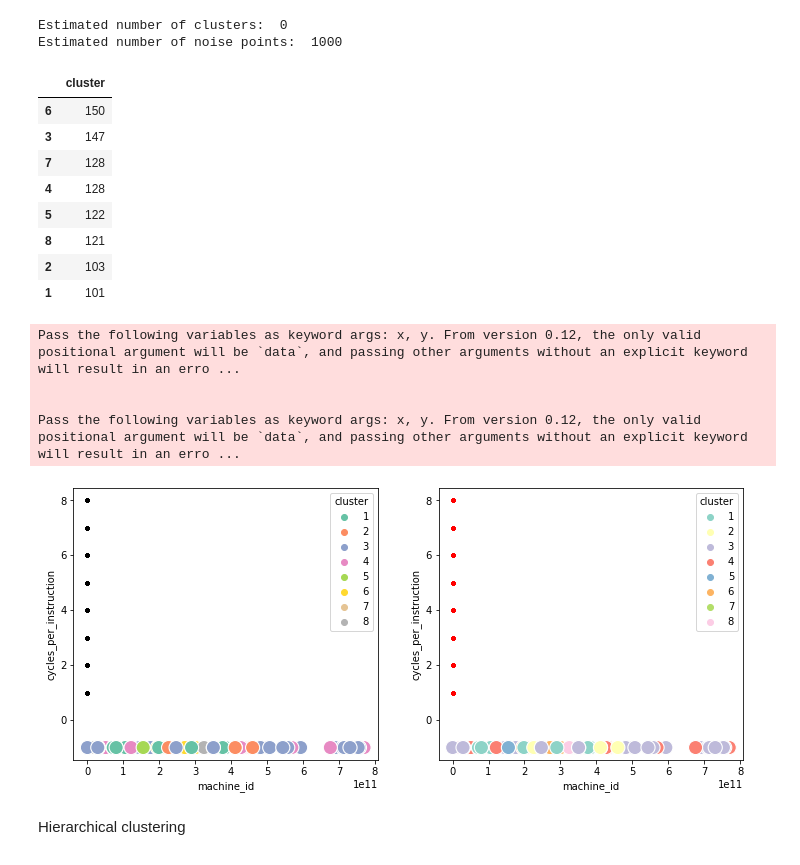
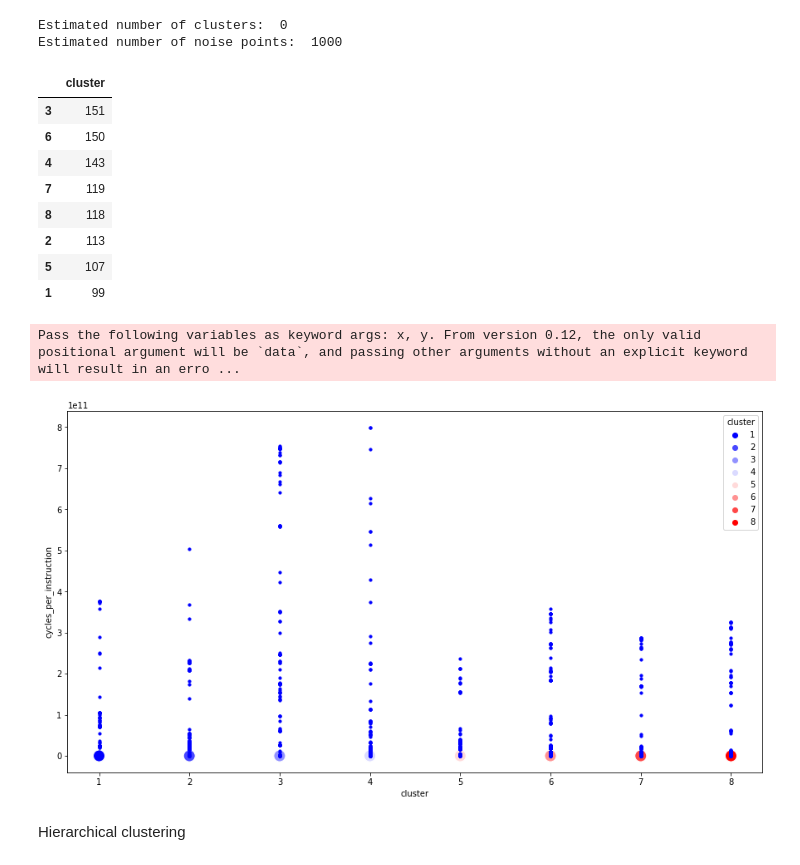
Before and after one commit to RodrigoAB93/Trabalho_AM_Nao_Supervisionado, a Jupyter notebook: Trabalho_Aprendizado_de_maquina_não_supervisionado.ipynb, the cells around one changed output. Cells and saved outputs as stored; diff of their text form; code cells hidden in the pictures.

```diff
--- a/Trabalho_Aprendizado_de_maquina_não_supervisionado.ipynb
+++ b/Trabalho_Aprendizado_de_maquina_não_supervisionado.ipynb
@@ -87,7 +87,7 @@ data.head(10)
 10 rows × 34 columns
 # %%
 #Eliminando colunas desnecessarias
-data = data.drop(columns=['Unnamed: 0','time', 'instance_events_type', 'resource_request', 'average_usage','cpu_usage_distribution', 'tail_cpu_usage_distribution','collection_id','scheduling_class', 'collection_type', 'priority','alloc_collection_id', 'instance_index', 'constraint', 'collections_events_type', 'user',
+data = data.drop(columns=['Unnamed: 0','time', 'instance_events_type','sample_rate', 'resource_request', 'average_usage','cpu_usage_distribution', 'tail_cpu_usage_distribution','collection_id','scheduling_class', 'collection_type', 'priority','alloc_collection_id', 'instance_index', 'constraint', 'collections_events_type', 'user',
        'collection_name', 'collection_logical_name','start_after_collection_ids', 'vertical_scaling', 'scheduler','start_time', 'end_time', 'maximum_usage','random_sample_usage', 'assigned_memory', 'page_cache_memory', 'memory_accesses_per_instruction', 'failed'])
 # %%
 # Colunas que restaram no dataset
@@ -288,6 +317,7 @@ df
 1000 rows × 4 columns
 # %%
-db = DBSCAN(eps=0.3, min_samples=10).fit(df)
+db = DBSCAN(eps=0.5, min_samples=10).fit(df)
 DBSCAN_dataset = df.copy()
-DBSCAN_dataset.loc[:,'cycles_per_instruction'] = db.labels_
+DBSCAN_dataset.iloc[:,1::3] = db.labels_
 labels = db.labels_
+labels
@@ -305,45 +353,35 @@ Estimated number of noise points:  1000
 DBSCAN_dataset.cluster.value_counts().to_frame()
 # %% [output]
 |  | cluster |
+| 3 | 151 |
 | 6 | 150 |
-| 3 | 147 |
-| 7 | 128 |
-| 4 | 128 |
-| 5 | 122 |
-| 8 | 121 |
-| 2 | 103 |
-| 1 | 101 |
+| 4 | 143 |
+| 7 | 119 |
+| 8 | 118 |
+| 2 | 113 |
+| 5 | 107 |
+| 1 | 99 |
 # %%
-#'machine_id', 'cycles_per_instruction','cluster','event'
 
 outliers = DBSCAN_dataset[DBSCAN_dataset['cycles_per_instruction']==-1]
 
-fig2, (axes) = plt.subplots(1,2,figsize=(12,5))
+fig, (axes) = plt.subplots(figsize=(15,8))
 
-sns.scatterplot('machine_id', 'cycles_per_instruction',
+sns.scatterplot('cluster', 'cycles_per_instruction',
 
-                data=DBSCAN_dataset[DBSCAN_dataset['event']!=-1],
+                data=DBSCAN_dataset[DBSCAN_dataset['event']>=0],
 
-                hue='cluster', ax=axes[0], palette='Set2', legend='full', s=200)
+                hue='cluster', palette='bwr', legend='full', s=200)
 
-sns.scatterplot('machine_id', 'cycles_per_instruction',
 
-                data=DBSCAN_dataset[DBSCAN_dataset['event']!=-1],
-
-                hue='cluster', palette='Set3', ax=axes[1], legend='full', s=200)
-
-axes[0].scatter(outliers['event'], outliers['cluster'], s=10, label='outliers', c="k")
-axes[1].scatter(outliers['event'], outliers['cluster'], s=10, label='outliers', c="r")
+axes.scatter(outliers['cluster'], outliers['machine_id'], s=10, label='outliers', c="Blue")
 
 
 
 plt.show()
 # %% [output]
 Pass the following variables as keyword args: x, y. From version 0.12, the only valid positional argument will be `data`, and passing other arguments without an explicit keyword will result in an erro ...
-
-
-Pass the following variables as keyword args: x, y. From version 0.12, the only valid positional argument will be `data`, and passing other arguments without an explicit keyword will result in an erro ...
-[figure, old version]
+[figure, new version]
 # %% [markdown]
 Hierarchical clustering
 # %%
```
Also changed, not shown: parts of 23 cells of this notebook.
